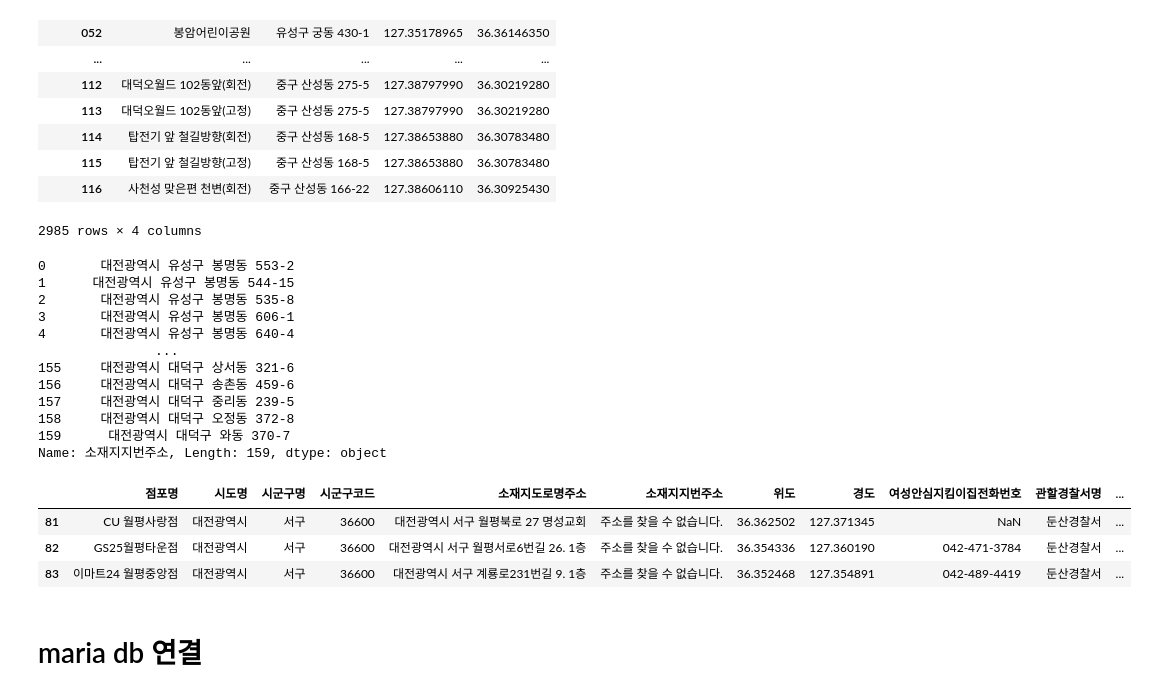
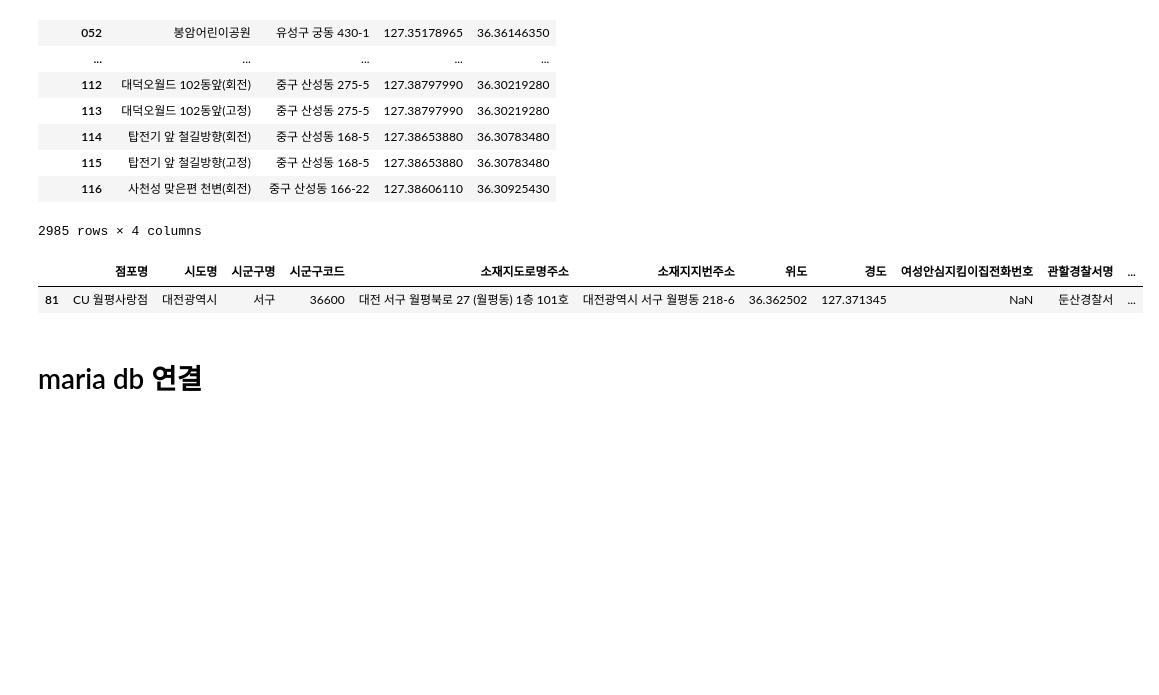
Before and after one commit to Bom-E/pythonDaejeon, a Jupyter notebook: dataframe_and_table.ipynb, the cells around one changed output. Saved outputs shown, nothing was run; the diff lists cells and outputs as text; code cells hidden in the pictures; blank space fills up the shorter version.

```diff
--- a/dataframe_and_table.ipynb
+++ b/dataframe_and_table.ipynb
@@ -220,6 +220,8 @@ df_result.at[53, '여성안심지킴이집전화번호'] = '1577-8007'
 # 2. if문으로 소재지지번주소가 NaN 값인 행들을 조회
 # 3. 소재지도로명주소를 잘라서 검색 후 지번주소를 찾아서 넣기.
 
+# 좀 더 적합한 api를 찾음 (주소기반산업지원서비스)
+
 load_dotenv()
 
 def get_jibun(road_address):
@@ -247,66 +249,51 @@ def get_jibun(road_address):
 # print(f"도로명주소: {road_address}")
 # print(f"지번주소: {jibun_address}")
 
 # 기존 데이터프레임에 소재지지번주소 데이터 추가
 
 copy_df = df_result.copy()
 
 mask = copy_df['소재지지번주소'].isna()
 
 copy_df.loc[mask, '임시_소재지지번주소'] = copy_df.loc[mask, '소재지도로명주소'].apply(get_jibun)
 
 df_result.loc[mask, '소재지지번주소'] = copy_df.loc[mask, '임시_소재지지번주소']
 
-print(df_result['소재지지번주소'])
+# print(df_result['소재지지번주소'])
 
 del copy_df
-
-df_result.at[41, '소재지지번주소'] = '대전광역시 서구 복수동 284'
-df_result.at[42, '소재지지번주소'] = '대전광역시 서구 도마동 50-28'
-df_result.at[43, '소재지지번주소'] = '대전광역시 서구 도마동 334-14'
-df_result.at[44, '소재지지번주소'] = '대전광역시 서구 도마동 330-30'
-df_result.at[45, '소재지지번주소'] = '대전광역시 서구 정림동 677'
-df_result.at[46, '소재지지번주소'] = '대전광역시 서구 변동 59-15'
-df_result.at[47, '소재지지번주소'] = '대전광역시 서구 변동 253-23'
-df_result.at[48, '소재지지번주소'] = '대전광역시 서구 용문동 277-24'
-df_result.at[49, '소재지지번주소'] = '대전광역시 서구 용문동 260-1'
-df_result.at[50, '소재지지번주소'] = '대전광역시 서구 괴정동 423-19'
-df_result.at[51, '소재지지번주소'] = '대전광역시 서구 괴정동 53-46'
-df_result.at[52, '소재지지번주소'] = '대전광역시 서구 괴정동 6-5'
-df_result.at[53, '소재지지번주소'] = '대전광역시 서구 괴정동 47-14'
-df_result.at[54, '소재지지번주소'] = '대전광역시 서구 괴정동 2-23'
-df_result.at[55, '소재지지번주소'] = '대전광역시 서구 괴정동 51-40'
-df_result.at[56, '소재지지번주소'] = '대전광역시 서구가장동 50-45'
 
 # 전화번호가 없는 지점(결측치 처리 후 마지막에 할 것.)
 # df_result['여성안심지킴이집전화번호'].fillna('전화번호 없음', inplace=True)
 
 # 인덱스 재지정(이것도 결측치 처리 후 마지막에 할 것.)
 # df_result.reset_index(drop=True, inplace=True)
 
 df_result[df_result.isna().any(axis=1)]
 
 df_result[df_result['소재지지번주소'] == '주소를 찾을 수 없습니다.']
 
 # 1. 주소를 찾을 수 없습니다. 주소 찾아서 넣기, 안 된 이유가 뭔지 분석하기
+# CU월평사랑점 : 도로명 주소에 건물 번호와 건물 명이 함께 붙어있음(정작 도로명 주소를 검색하면 건물 명은 안 뜸)
+# GS월평타운점 : 도로명 주소에 건물 번호와 . + 층명 함께 붙어있음(정작 도로명 주소를 검색하면 번호는 안 뜸)
+# 아마트24 월평중앙점 : 위와 이하동문
+
+# 데이터 재가공
+df_result.at[81, '소재지도로명주소'] = '대전 서구 월평북로 27 (월평동) 1층 101호'
+df_result.at[81, '소재지지번주소'] = '대전광역시 서구 월평동 218-6'
+df_result.at[82, '소재지도로명주소'] = '대전광역시 서구 월평서로6번길 26'
+df_result.at[82, '소재지지번주소'] = '대전광역시 서구 월평동 1069'
+df_result.at[83, '소재지도로명주소'] = '대전광역시 서구 계룡로231번길 9'
+df_result.at[83, '소재지지번주소'] = '대전광역시 서구 월평동 1407'
+
+# 데이터 확인
+df_result[df_result['점포명'] == 'CU 월평사랑점']
+
+
 # 2. 밤길 치안 api에서 대전지역만 뽑아내서 데이터 받기
 # %% [output]
-0       대전광역시 유성구 봉명동 553-2
-1      대전광역시 유성구 봉명동 544-15
-2       대전광역시 유성구 봉명동 535-8
-3       대전광역시 유성구 봉명동 606-1
-4       대전광역시 유성구 봉명동 640-4
-               ...
-155     대전광역시 대덕구 상서동 321-6
-156     대전광역시 대덕구 송촌동 459-6
-157     대전광역시 대덕구 중리동 239-5
-158     대전광역시 대덕구 오정동 372-8
-159      대전광역시 대덕구 와동 370-7
-Name: 소재지지번주소, Length: 159, dtype: object
 |  | 점포명 | 시도명 | 시군구명 | 시군구코드 | 소재지도로명주소 | 소재지지번주소 | 위도 | 경도 | 여성안심지킴이집전화번호 | 관할경찰서명 | ... |
-| 81 | CU 월평사랑점 | 대전광역시 | 서구 | 36600 | 대전광역시 서구 월평북로 27 명성교회 | 주소를 찾을 수 없습니다. | 36.362502 | 127.371345 | NaN | 둔산경찰서 | ... |
-| 82 | GS25월평타운점 | 대전광역시 | 서구 | 36600 | 대전광역시 서구 월평서로6번길 26. 1층 | 주소를 찾을 수 없습니다. | 36.354336 | 127.360190 | 042-471-3784 | 둔산경찰서 | ... |
-| 83 | 이마트24 월평중앙점 | 대전광역시 | 서구 | 36600 | 대전광역시 서구 계룡로231번길 9. 1층 | 주소를 찾을 수 없습니다. | 36.352468 | 127.354891 | 042-489-4419 | 둔산경찰서 | ... |
+| 81 | CU 월평사랑점 | 대전광역시 | 서구 | 36600 | 대전 서구 월평북로 27 (월평동) 1층 101호 | 대전광역시 서구 월평동 218-6 | 36.362502 | 127.371345 | NaN | 둔산경찰서 | ... |
 # %% [markdown]
 # maria db 연결
 # %%
```
